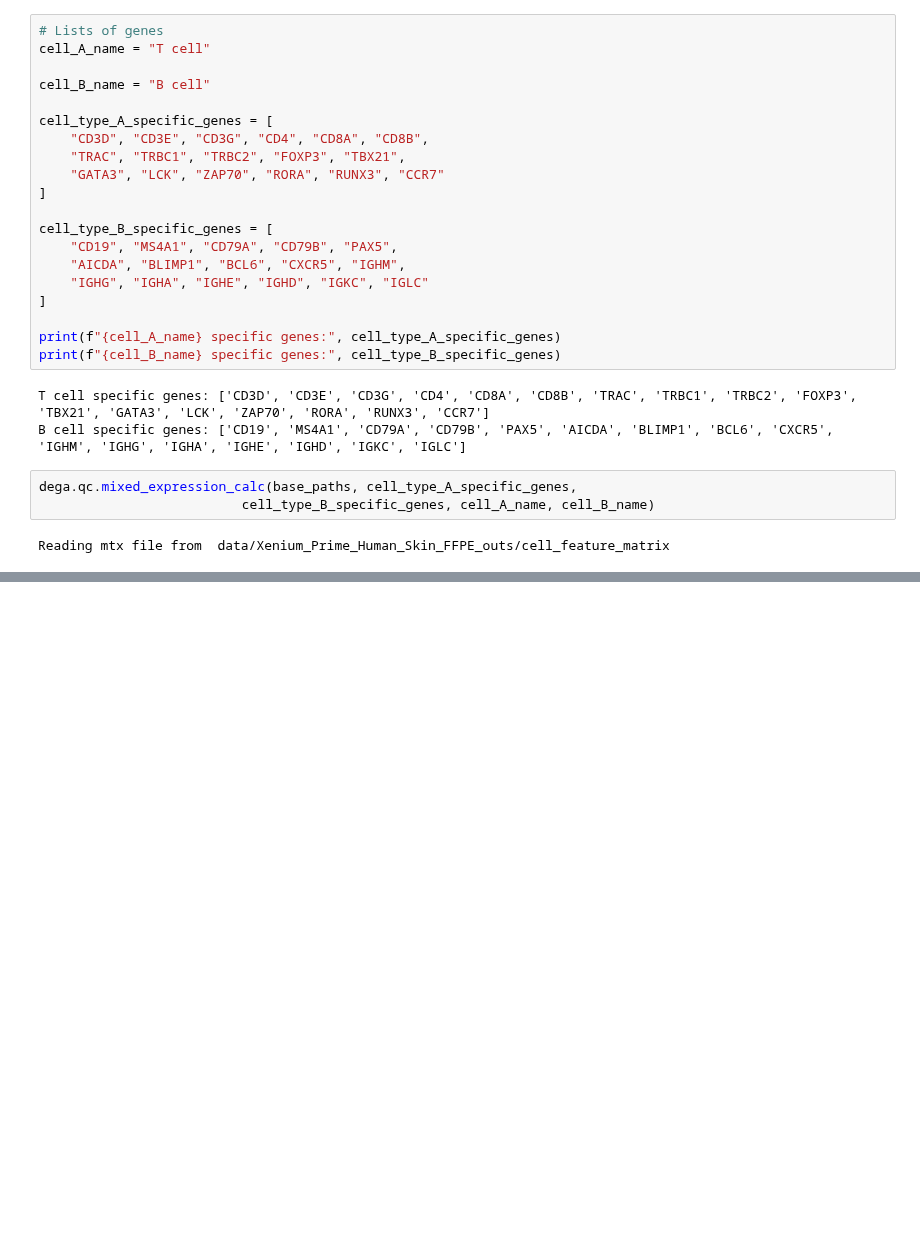
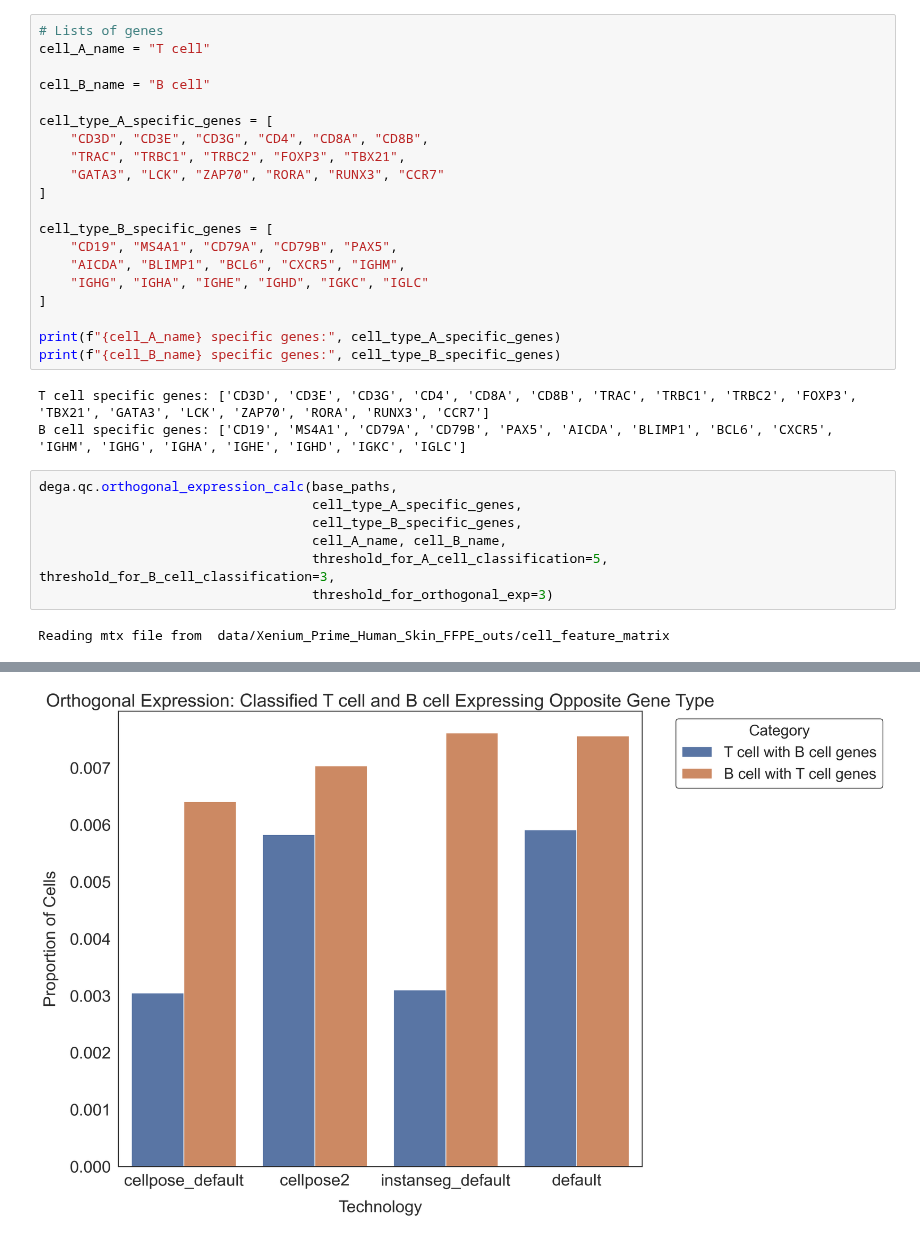
Before and after one commit to broadinstitute/celldega, a Jupyter notebook: notebooks/Segmentation_QC.ipynb, the cells around one changed output, grey strips where cells are left out. Saved outputs shown, nothing was run; the diff lists cells and outputs as text; blank space fills up the shorter version.

Commit message:
function name change

```diff
--- a/notebooks/Segmentation_QC.ipynb
+++ b/notebooks/Segmentation_QC.ipynb
@@ -132,11 +130,16 @@ print(f"{cell_B_name} specific genes:", cell_type_B_specific_genes)
 T cell specific genes: ['CD3D', 'CD3E', 'CD3G', 'CD4', 'CD8A', 'CD8B', 'TRAC', 'TRBC1', 'TRBC2', 'FOXP3', 'TBX21', 'GATA3', 'LCK', 'ZAP70', 'RORA', 'RUNX3', 'CCR7']
 B cell specific genes: ['CD19', 'MS4A1', 'CD79A', 'CD79B', 'PAX5', 'AICDA', 'BLIMP1', 'BCL6', 'CXCR5', 'IGHM', 'IGHG', 'IGHA', 'IGHE', 'IGHD', 'IGKC', 'IGLC']
 # %%
-dega.qc.mixed_expression_calc(base_paths, cell_type_A_specific_genes,
-                          cell_type_B_specific_genes, cell_A_name, cell_B_name)
+dega.qc.orthogonal_expression_calc(base_paths,
+                                   cell_type_A_specific_genes,
+                                   cell_type_B_specific_genes,
+                                   cell_A_name, cell_B_name,
+                                   threshold_for_A_cell_classification=5, threshold_for_B_cell_classification=3,
+                                   threshold_for_orthogonal_exp=3)
 # %% [output]
 Reading mtx file from  data/Xenium_Prime_Human_Skin_FFPE_outs/cell_feature_matrix
 [figure]
 [figure]
 [figure]
 [figure]
+[figure, added]
```
Also changed, not shown: parts of 1 cell of this notebook, 1 other file.
